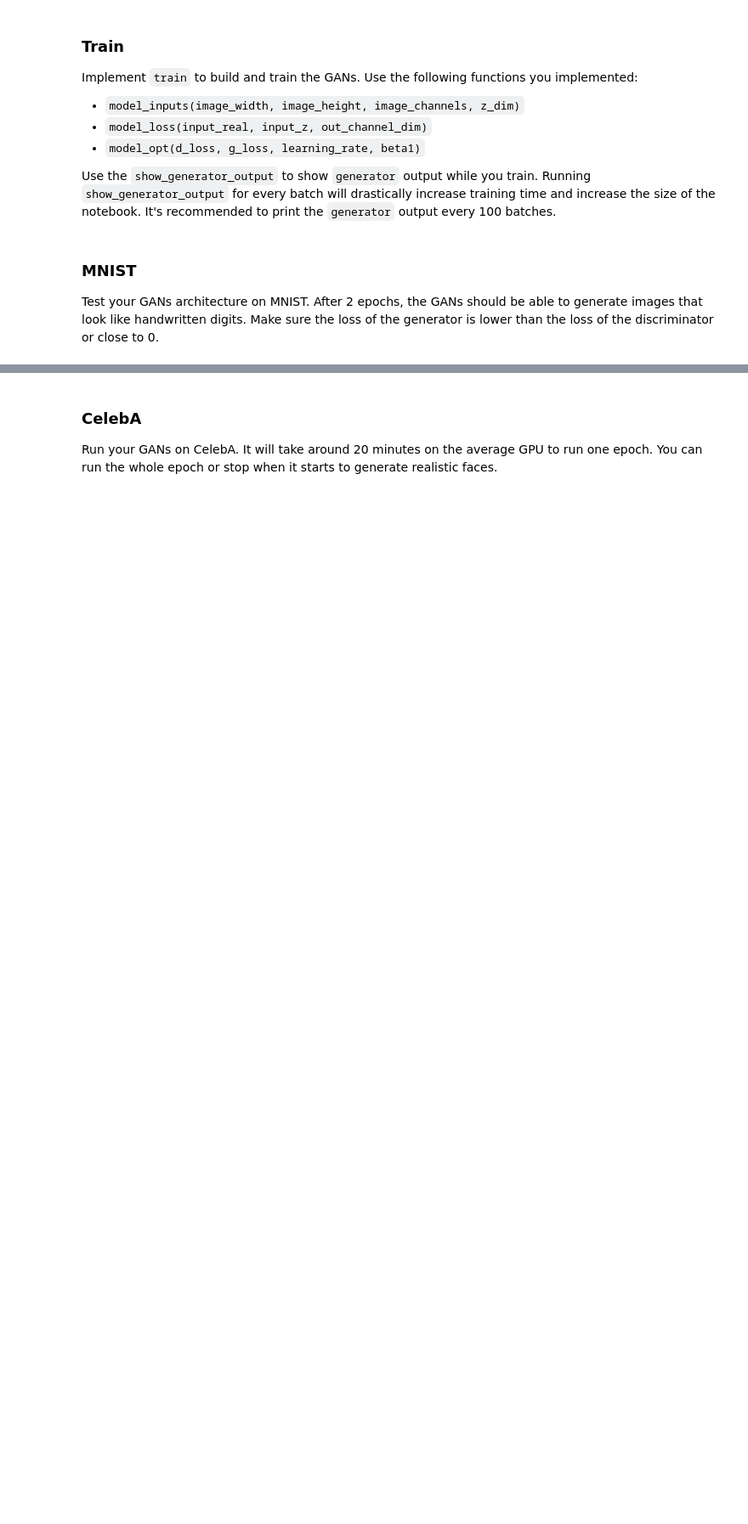
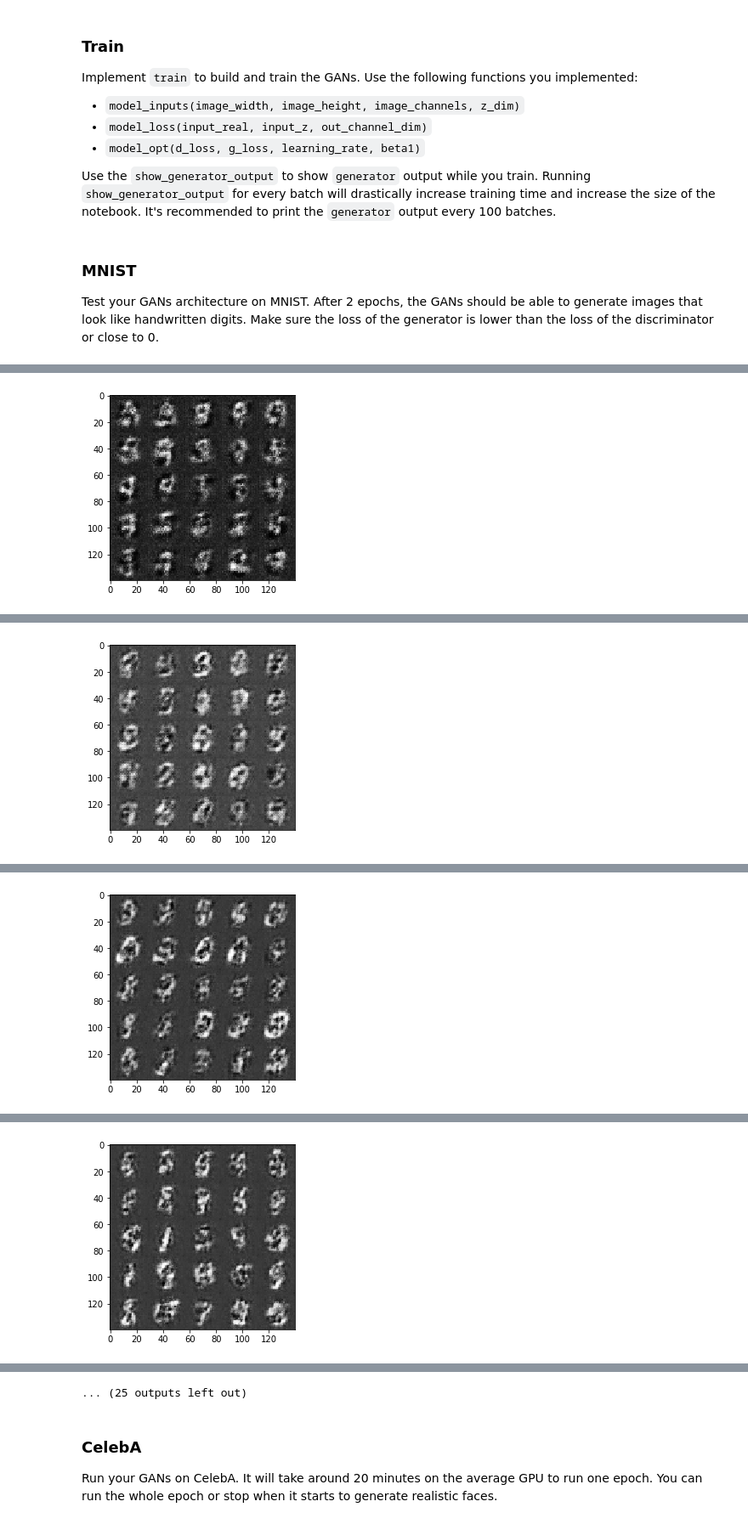
Before and after one commit to neusinn/deep-learning, a Jupyter notebook: face_generation/dlnd_face_generation.ipynb, the cells around one changed output, grey strips where cells are left out. Shown at 85% size. Cells and saved outputs as stored; diff of their text form; code cells hidden in the pictures; blank space fills up the shorter version.

```diff
--- a/face_generation/dlnd_face_generation.ipynb
+++ b/face_generation/dlnd_face_generation.ipynb
@@ -148,18 +149,18 @@ def discriminator(images, reuse=False):
     alpha=0.2
     with tf.variable_scope('discriminator', reuse=reuse):
         # Input layer is 28x28x3
-        x1 = tf.layers.conv2d(images, 64, 5, strides=2, padding='same')
+        x1 = tf.layers.conv2d(images, 64, 4, strides=2, padding='same')
         relu1 = leakyReLU(x1)
 
         # now 14x14x64
 
-        x2 = tf.layers.conv2d(relu1, 128, 5, strides=2, padding='same')
+        x2 = tf.layers.conv2d(relu1, 128, 4, strides=2, padding='same')
         bn2 = tf.layers.batch_normalization(x2, training=True)
         relu2 = leakyReLU(bn2)
 
         # now 7x7x128
 
-        x3 = tf.layers.conv2d(relu2, 256, 5, strides=2, padding='same')
+        x3 = tf.layers.conv2d(relu2, 256, 4, strides=2, padding='same')
         bn3 = tf.layers.batch_normalization(x3, training=True)
         relu3 = leakyReLU(bn3)
 
@@ -296,8 +297,8 @@ def model_opt(d_loss, g_loss, learning_rate, beta1):
 
     # Optimize
     with tf.control_dependencies(tf.get_collection(tf.GraphKeys.UPDATE_OPS)):
-        d_train_opt = tf.train.AdamOptimizer(learning_rate, beta1=beta1).minimize(d_loss, var_list=d_vars)
-        g_train_opt = tf.train.AdamOptimizer(learning_rate, beta1=beta1).minimize(g_loss, var_list=g_vars)
+        d_train_opt = tf.train.AdamOptimizer(learning_rate=learning_rate, beta1=beta1).minimize(d_loss, var_list=d_vars)
+        g_train_opt = tf.train.AdamOptimizer(learning_rate=learning_rate, beta1=beta1).minimize(g_loss, var_list=g_vars)
 
     return d_train_opt, g_train_opt
 
@@ -392,10 +427,21 @@ def train(epoch_count, batch_size, z_dim, learning_rate, beta1, get_batches, dat
 ### MNIST
 Test your GANs architecture on MNIST.  After 2 epochs, the GANs should be able to generate images that look like handwritten digits.  Make sure the loss of the generator is lower than the loss of the discriminator or close to 0.
 # %%
-batch_size = None
-z_dim = None
-learning_rate = None
-beta1 = None
+batch_size = 32
+z_dim = 200
+learning_rate = 0.001
+beta1 = 0.2
+# ==> Generator Loss gets bigger over, imgages gets bader
+
+batch_size = 32
+z_dim = 200
+learning_rate = 0.0001
+beta1 = 0.2
+
+batch_size = 32
+z_dim = 100
+learning_rate = 0.0001
+beta1 = 0.3
 
 
 """
@@ -407,3 +453,4 @@ mnist_dataset = helper.Dataset('mnist', glob(os.path.join(data_dir, 'mnist/*.jpg
 with tf.Graph().as_default():
     train(epochs, batch_size, z_dim, learning_rate, beta1, mnist_dataset.get_batches,
           mnist_dataset.shape, mnist_dataset.image_mode)
+# %% [output]
@@ -409,0 +466 @@ with tf.Graph().as_default():
+[figure, added]
@@ -409,0 +475 @@ with tf.Graph().as_default():
+[figure, added]
@@ -409,0 +484 @@ with tf.Graph().as_default():
+[figure, added]
@@ -409,0 +493 @@ with tf.Graph().as_default():
+[figure, added]
@@ -410,3 +512,4 @@ with tf.Graph().as_default():
+... (25 outputs left out)
 # %% [markdown]
 ### CelebA
 Run your GANs on CelebA.  It will take around 20 minutes on the average GPU to run one epoch.  You can run the whole epoch or stop when it starts to generate realistic faces.
```
Also changed, not shown: parts of 4 cells of this notebook, 1 other file.
